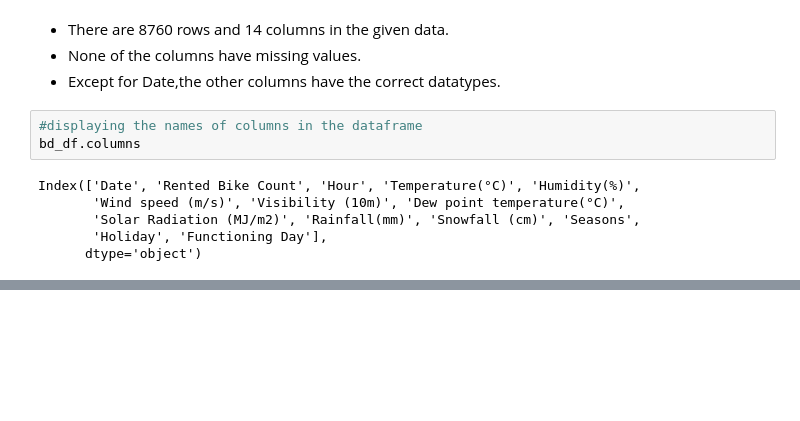
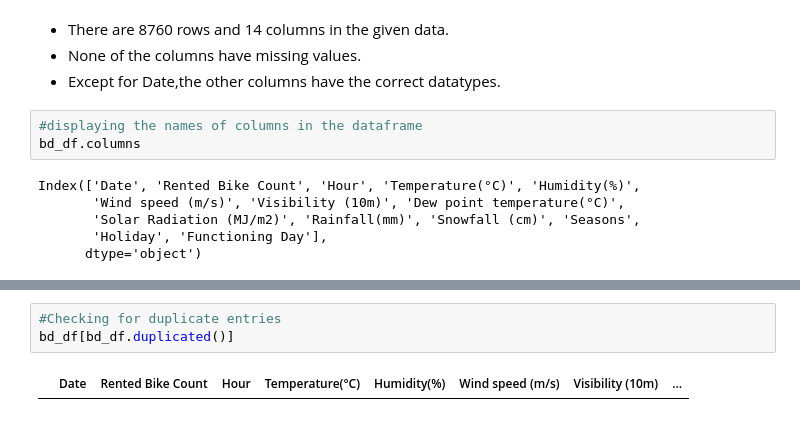
Before and after one commit to RadhikaRM/BikeShareDemandprediction, a Jupyter notebook: Bike_Sharing_Prediction.ipynb, the cells around one changed output, grey strips where cells are left out. Cells and saved outputs as stored; diff of their text form; blank space fills up the shorter version.

```diff
--- a/Bike_Sharing_Prediction.ipynb
+++ b/Bike_Sharing_Prediction.ipynb
@@ -93,0 +132,5 @@ Index(['Date', 'Rented Bike Count', 'Hour', 'Temperature(°C)', 'Humidity(%)',
+# %%
+#Checking for duplicate entries
+bd_df[bd_df.duplicated()]
+# %% [output]
+|  | Date | Rented Bike Count | Hour | Temperature(°C) | Humidity(%) | Wind speed (m/s) | Visibility (10m) | ... |
```
Also changed, not shown: parts of 12 cells of this notebook.
